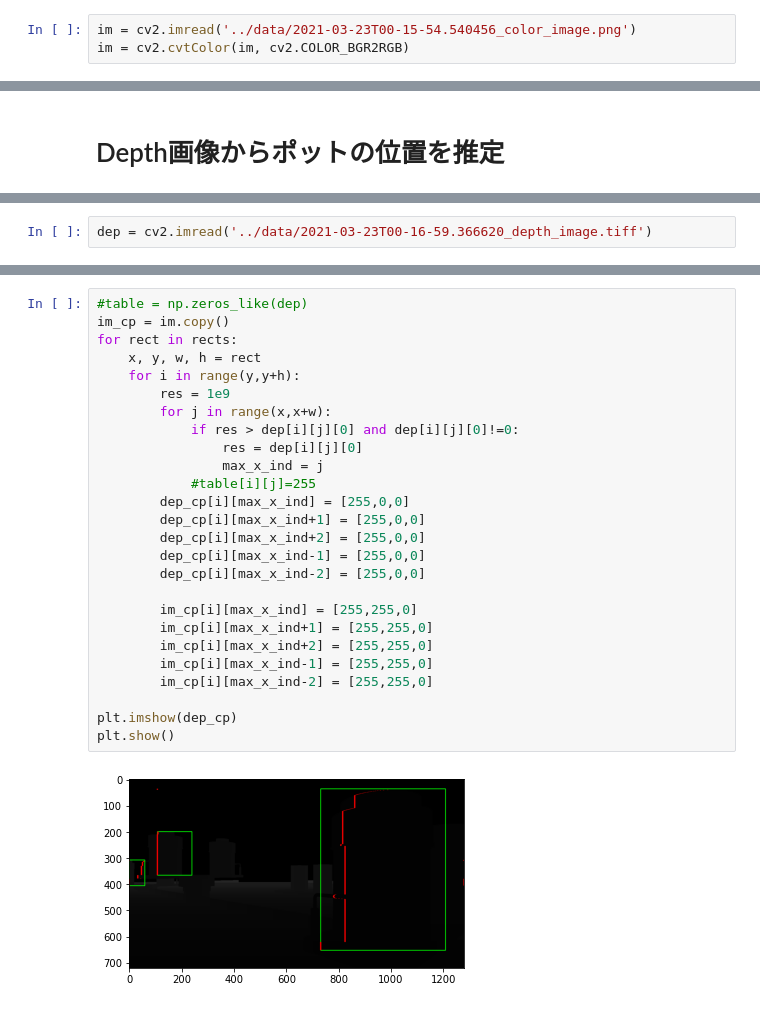
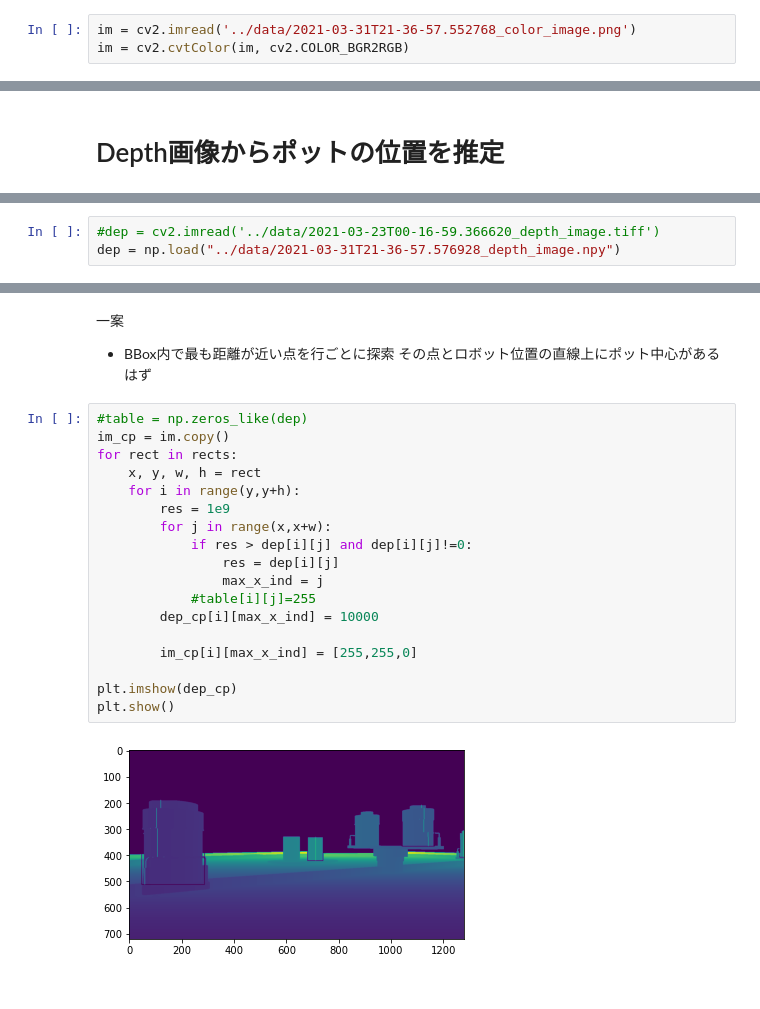
Before and after one commit to KeioRoboticsAssociation/nhk2021_ilias, a Jupyter notebook: pot_position_estimator/scripts/extract_pot_region.ipynb, the cells around one changed output, grey strips where cells are left out. Drawn from its saved outputs; the diff is of its cells as text.

Commit message:
FIX : save depth image as npy format

```diff
--- a/pot_position_estimator/scripts/extract_pot_region.ipynb
+++ b/pot_position_estimator/scripts/extract_pot_region.ipynb
@@ -4,7 +4,7 @@
 import cv2
 import numpy as np
 # %%
-im = cv2.imread('../data/2021-03-23T00-15-54.540456_color_image.png')
+im = cv2.imread('../data/2021-03-31T21-36-57.552768_color_image.png')
 im = cv2.cvtColor(im, cv2.COLOR_BGR2RGB)
 # %%
 import matplotlib.pyplot as plt
@@ -79,5 +81,6 @@ Depth画像ではこの矩形領域内を探索する
 # %%
-dep = cv2.imread('../data/2021-03-23T00-16-59.366620_depth_image.tiff')
+#dep = cv2.imread('../data/2021-03-23T00-16-59.366620_depth_image.tiff')
+dep = np.load("../data/2021-03-31T21-36-57.576928_depth_image.npy")
 # %%
 plt.imshow(dep)
 plt.show()
@@ -95,31 +100,27 @@ plt.show()
+# %% [markdown]
+一案
+- BBox内で最も距離が近い点を行ごとに探索
+その点とロボット位置の直線上にポット中心があるはず
 # %%
 #table = np.zeros_like(dep)
 im_cp = im.copy()
 for rect in rects:
     x, y, w, h = rect
     for i in range(y,y+h):
         res = 1e9
         for j in range(x,x+w):
-            if res > dep[i][j][0] and dep[i][j][0]!=0:
-                res = dep[i][j][0]
+            if res > dep[i][j] and dep[i][j]!=0:
+                res = dep[i][j]
                 max_x_ind = j
             #table[i][j]=255
-        dep_cp[i][max_x_ind] = [255,0,0]
-        dep_cp[i][max_x_ind+1] = [255,0,0]
-        dep_cp[i][max_x_ind+2] = [255,0,0]
-        dep_cp[i][max_x_ind-1] = [255,0,0]
-        dep_cp[i][max_x_ind-2] = [255,0,0]
+        dep_cp[i][max_x_ind] = 10000
 
         im_cp[i][max_x_ind] = [255,255,0]
-        im_cp[i][max_x_ind+1] = [255,255,0]
-        im_cp[i][max_x_ind+2] = [255,255,0]
-        im_cp[i][max_x_ind-1] = [255,255,0]
-        im_cp[i][max_x_ind-2] = [255,255,0]
 
 plt.imshow(dep_cp)
 plt.show()
 # %% [output]
-[figure, old version]
+[figure, new version]
 # %%
 plt.imshow(im_cp)
 plt.show()
```
Also changed, not shown: parts of 14 cells of this notebook, 2 other files.
